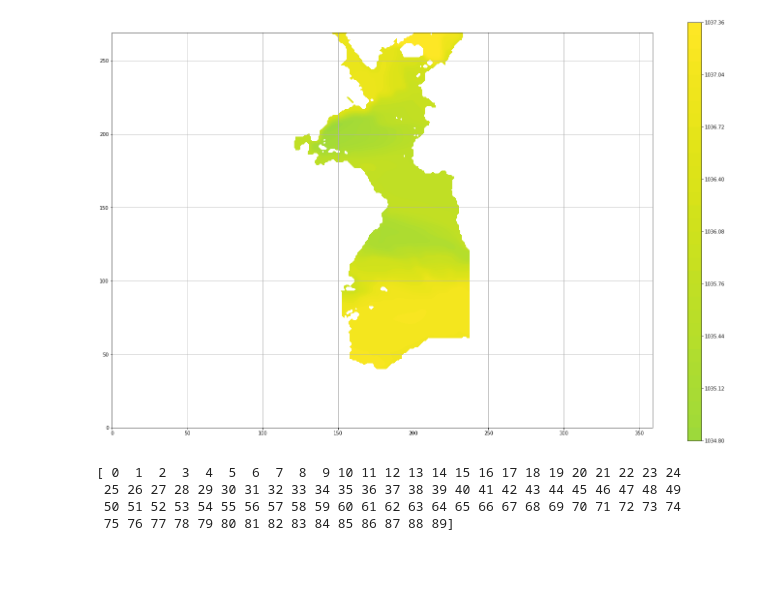
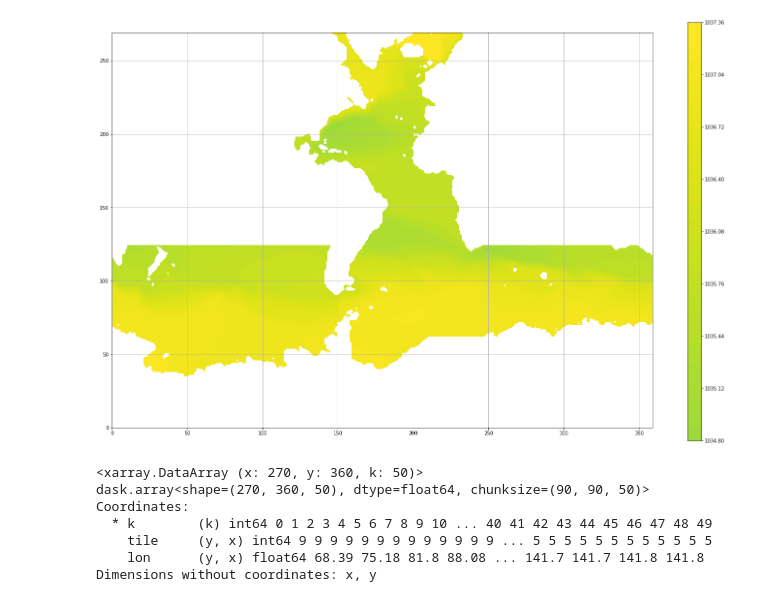
Before and after one commit to tatsumonkman47/ECCO-potential-density-overturning, a Jupyter notebook: Derive_Southern_Ocean_Transformations.ipynb, the cells around one changed output. Drawn from its saved outputs; the diff is of its cells as text; code cells hidden in the pictures; blank space fills up the shorter version.

```diff
--- a/Derive_Southern_Ocean_Transformations.ipynb
+++ b/Derive_Southern_Ocean_Transformations.ipynb
@@ -84,24 +104,27 @@ for lat in lat_vals:
 # %%
 integrate_on_density_surfaces = reload(integrate_on_density_surfaces)
-PDENS_ds_world = integrate_on_density_surfaces.stitch_tiles(PDENS_ds.PDENS.mean(dim="time")*full_atl_basin_nanmask_C)
+PDENS_ds_world = integrate_on_density_surfaces.stitch_tiles(PDENS_ds.PDENS.mean(dim="time")*so_atl_basin_mask_S.rename({"j_g":"j"}))
 
 fig = plt.figure(figsize=(20,15))
 gs = gridspec.GridSpec(nrows=1,ncols=1,hspace=0.02,wspace=0.05)
 ax = fig.add_subplot(gs[0])
 
 im = ax.contourf(PDENS_ds_world.isel(k=20),40,vmin=1020.)
 ax.grid()
 cb_ax = fig.add_axes([.95, 0.1, 0.02, 0.8])
 cbar = fig.colorbar(im,cax=cb_ax)
 # %% [output]
-[figure, old version]
+[figure, new version]
-# %%
-print(np.arange(0,90))
-# %% [output]
-[ 0  1  2  3  4  5  6  7  8  9 10 11 12 13 14 15 16 17 18 19 20 21 22 23 24
- 25 26 27 28 29 30 31 32 33 34 35 36 37 38 39 40 41 42 43 44 45 46 47 48 49
- 50 51 52 53 54 55 56 57 58 59 60 61 62 63 64 65 66 67 68 69 70 71 72 73 74
- 75 76 77 78 79 80 81 82 83 84 85 86 87 88 89]
+# %%
+print(PDENS_ds_world)
+# %% [output]
+<xarray.DataArray (x: 270, y: 360, k: 50)>
+dask.array<shape=(270, 360, 50), dtype=float64, chunksize=(90, 90, 50)>
+Coordinates:
+  * k        (k) int64 0 1 2 3 4 5 6 7 8 9 10 ... 40 41 42 43 44 45 46 47 48 49
+    tile     (y, x) int64 9 9 9 9 9 9 9 9 9 9 9 9 9 ... 5 5 5 5 5 5 5 5 5 5 5 5
+    lon      (y, x) float64 68.39 75.18 81.8 88.08 ... 141.7 141.7 141.8 141.8
+Dimensions without coordinates: x, y
 # %%
 fig = plt.figure(figsize=(30,30))
 gs = gridspec.GridSpec(nrows=1,ncols=1,hspace=0.02,wspace=0.05)
```
Also changed, not shown: parts of 5 cells of this notebook.
